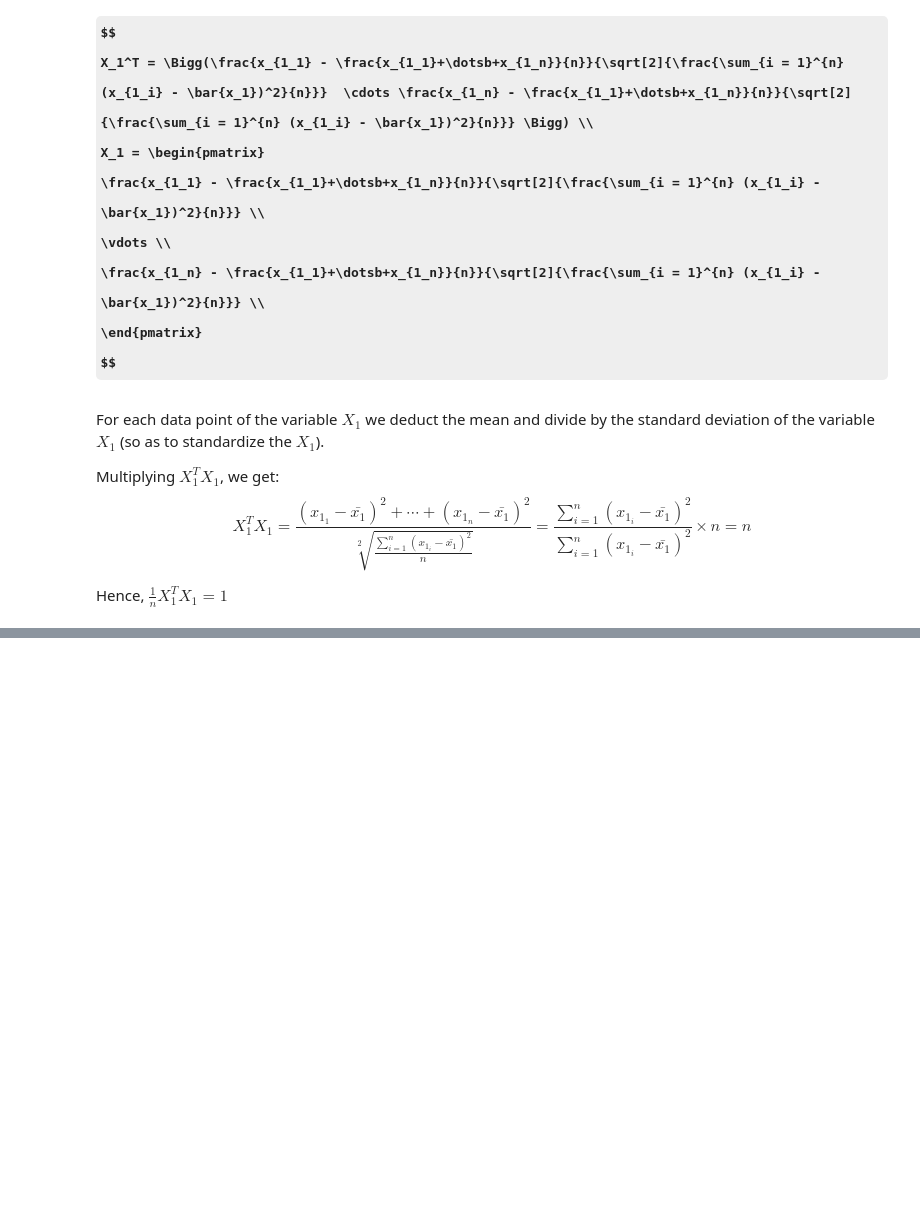
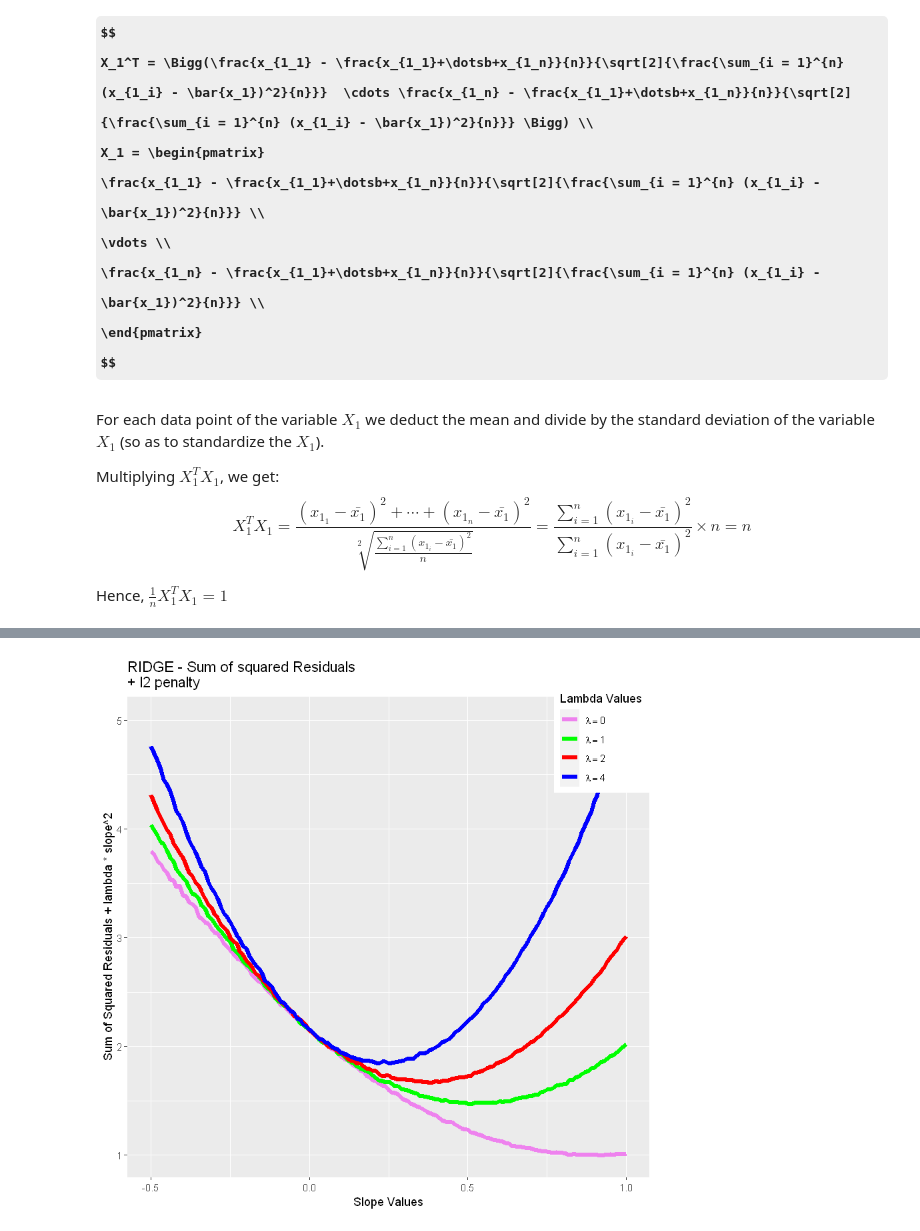
Before and after one commit to s6soverd/Computational-Statistics-Project-onLasso, a Jupyter notebook: finalproject_lasso.ipynb, the cells around one changed output, grey strips where cells are left out. Saved outputs shown, nothing was run; the diff lists cells and outputs as text; code cells hidden in the pictures; some formulas as TeX source; blank space fills up the shorter version.

```diff
--- a/finalproject_lasso.ipynb
+++ b/finalproject_lasso.ipynb
@@ -209,0 +586,16 @@ Hence, $\frac{1}{n} X_1^T X_1 = 1$
+# %%
+residuals_lasso = function(sample_size, slope, lambda){
+    # Generate the sample data
+    data = generate(sample_size = sample_size)
+    # Calculating sum of squared residuals + ridge penalty
+    lasso = mean((data$Y - as.matrix(data$X) %*% slope)**2) + lambda * abs(slope)
+    return(lasso)
+}
+# %%
+residuals_ridge = function(sample_size, slope, lambda){
+    # Generate the sample data
+    data = generate(sample_size = sample_size)
+    # Calculating sum of squared residuals + ridge penalty
+    ridge = mean((data$Y - as.matrix(data$X) %*% slope)**2) + lambda * (slope**2)
+    return(ridge)
+}
@@ -209,0 +652,13 @@ Hence, $\frac{1}{n} X_1^T X_1 = 1$
+# %%
+# Ridge
+vis.data.ridge = srs(100000, f = residuals_ridge)
+ggplot(vis.data.ridge, aes(x=Slopes, y=sr, color = lambdas)) +
+geom_line(size = 1.7) +
+labs(x="Slope Values", y="Sum of Squared Residuals + lambda * slope^2",
+       title = "RIDGE - Sum of squared Residuals\n+ l2 penalty") +
+labs(color = "Lambda Values") +
+scale_color_manual(labels = parse(text = c("lambda == 0", "lambda == 1", "lambda == 2", "lambda == 4")),
+                   values = c("violet", "green", "red", "blue")) +
+theme(legend.justification=c(1,0), legend.position=c(1, 0.80))
+# %% [output]
+[figure, added]
```
Also changed, not shown: parts of 78 cells of this notebook.
